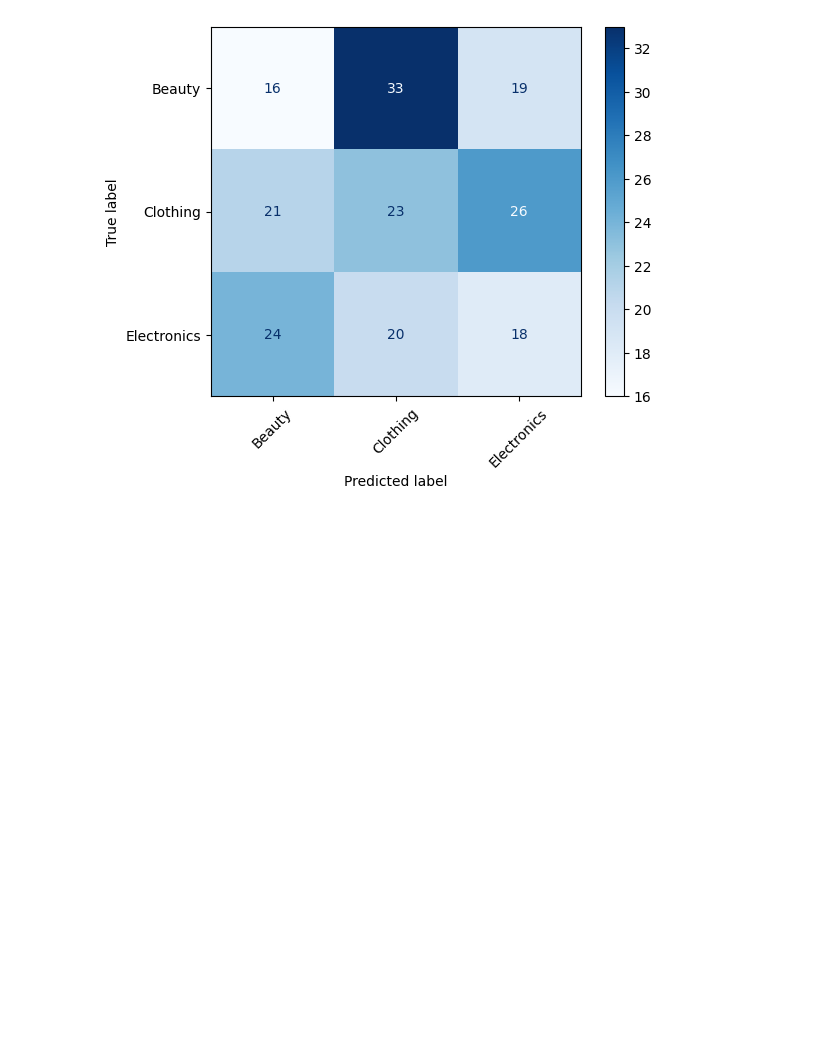
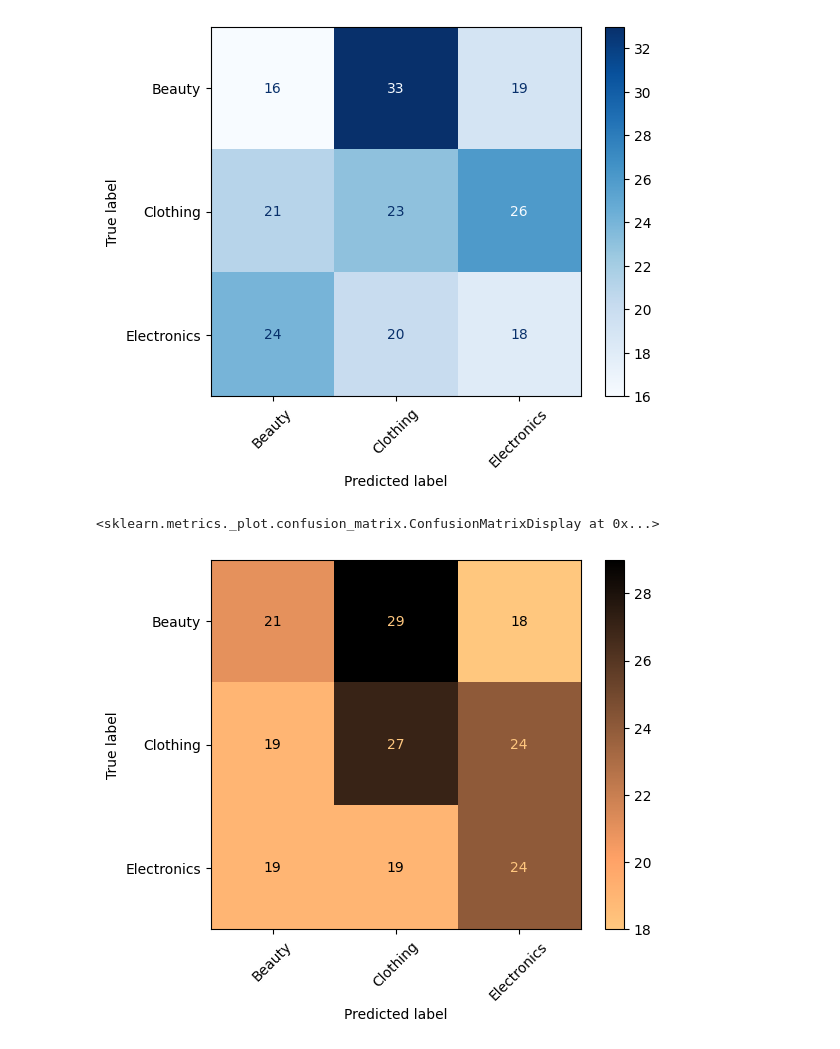
Before and after one commit to NicoleLatendresse/D6_Retail-Sales-Dataset, a Jupyter notebook: experiments/classification.ipynb, the cells around one changed output. Cells and saved outputs as stored; diff of their text form; code cells hidden in the pictures; blank space fills up the shorter version.

```diff
--- a/experiments/classification.ipynb
+++ b/experiments/classification.ipynb
@@ -133,3 +133,19 @@ cm_display.plot(cmap='Blues', xticks_rotation=45)
 # %% [output]
 <sklearn.metrics._plot.confusion_matrix.ConfusionMatrixDisplay at 0x...>
 [figure]
+# %%
+# Changed colour to meet PPT Presentation
+# Fit model
+pipe_b.fit(X_train, y_train)
+
+# Make predictions on test dataset
+y_pred = pipe_b.predict(X_test)
+
+# Create confusion matrix
+cm = confusion_matrix(y_test, y_pred, labels=pipe_b.classes_)
+
+cm_display = ConfusionMatrixDisplay(confusion_matrix=cm, display_labels=pipe_b.classes_)
+cm_display.plot(cmap='copper_r', xticks_rotation=45)
+# %% [output]
+<sklearn.metrics._plot.confusion_matrix.ConfusionMatrixDisplay at 0x...>
+[figure, added]
```
Also changed, not shown: 1 other file.
